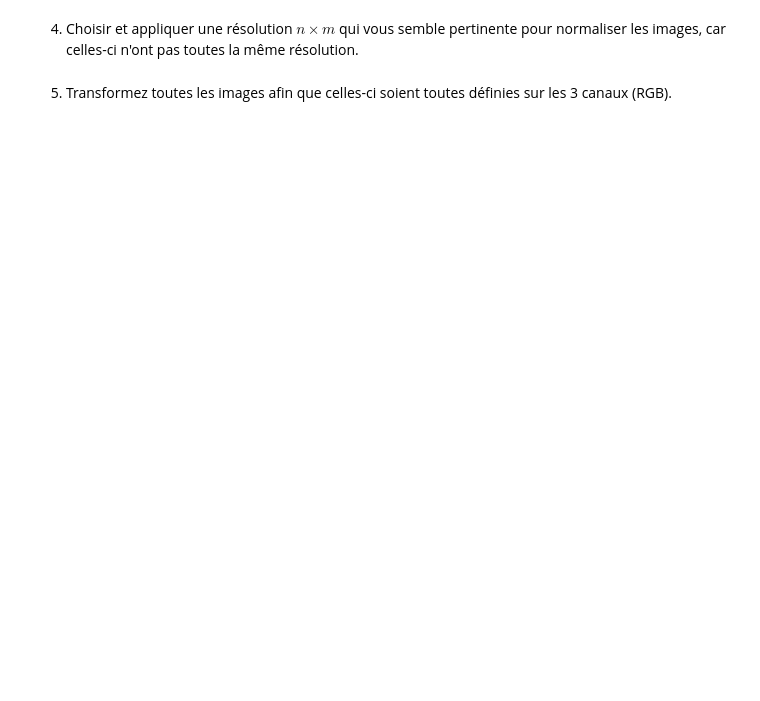
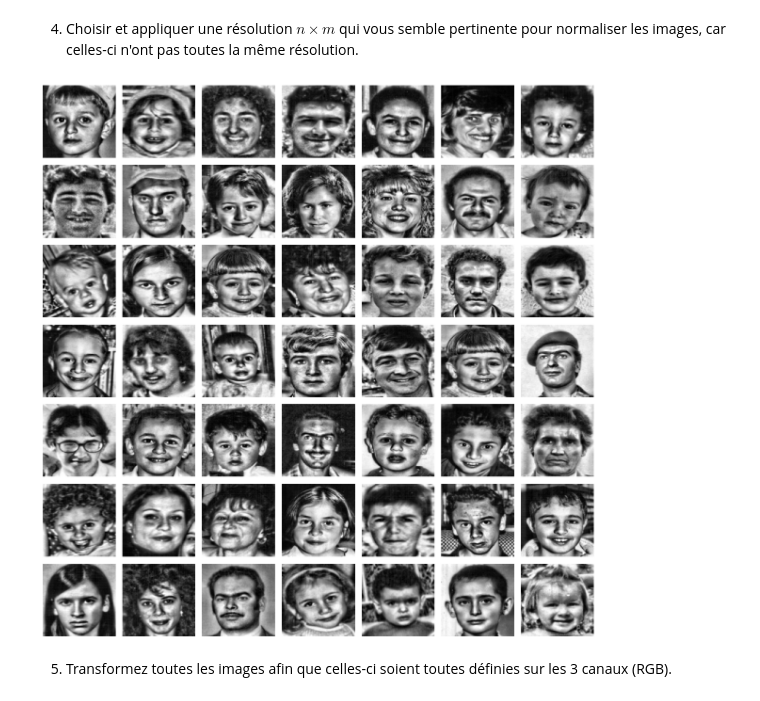
Before and after one commit to Scammaz/771-lab2, a Jupyter notebook: Lab5.ipynb, the cells around one changed output. Cells and saved outputs as stored; diff of their text form; code cells hidden in the pictures; blank space fills up the shorter version.

```diff
--- a/Lab5.ipynb
+++ b/Lab5.ipynb
@@ -377,4 +403,37 @@ No faces detected
 # %% [markdown]
 4. Choisir et appliquer une résolution $n\times m$ qui vous semble pertinente pour normaliser les images, car celles-ci n'ont pas toutes la même résolution.
+# %%
+from skimage import io, transform
+
+resolution = 128
+
+def resize_image(image, new_height=resolution, new_width=resolution):
+    resized_image = transform.resize(image, (new_height, new_width))
+    return resized_image
+
+
+X_data_resized = []
+for image in X_data_processed:
+    resized_image = resize_image(image)
+    X_data_resized.append(resized_image)
+
+
+
+
+
+def show_images(images, num_rows, num_cols, figsize=(12, 12)):
+    plt.figure(figsize=figsize)
+    for i in range(num_rows * num_cols):
+        random_indexes = np.random.randint(0, len(images))
+        plt.subplot(num_rows, num_cols, i + 1)
+        plt.imshow(images[random_indexes], cmap='gray')
+        plt.axis('off')
+    plt.tight_layout()
+    plt.show()
+
+
+show_images(X_data_resized, 7, 7, figsize=(12, 12))
+# %% [output]
+[figure, added]
 # %% [markdown]
 5. Transformez toutes les images afin que celles-ci soient toutes définies sur les 3 canaux (RGB).
```
Also changed, not shown: parts of 12 cells of this notebook.
